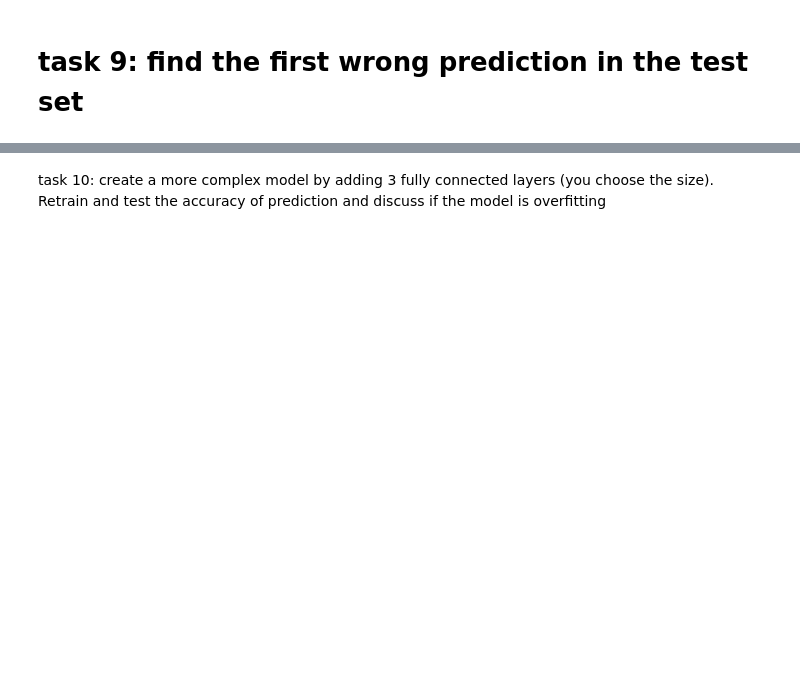
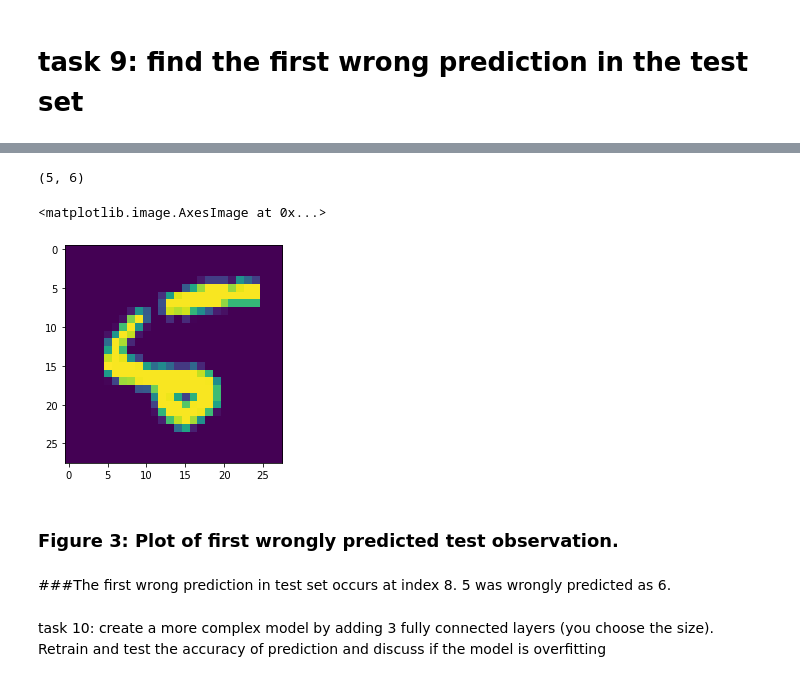
Before and after one commit to narayan-paudel/DSPS_EPAUDEL, a Jupyter notebook: HW12_ePaudel/KerasTensorflow.ipynb, the cells around one changed output, grey strips where cells are left out. Drawn from its saved outputs; the diff is of its cells as text; code cells hidden in the pictures; blank space fills up the shorter version.

```diff
--- a/HW12_ePaudel/KerasTensorflow.ipynb
+++ b/HW12_ePaudel/KerasTensorflow.ipynb
@@ -70,2 +125,15 @@ pred = model.predict(...)
+# %%
+test_labels[8], pred[8]
+# %% [output]
+(5, 6)
+# %%
+pl.imshow(test_input[8])
+# %% [output]
+<matplotlib.image.AxesImage at 0x...>
+[figure, added]
+# %% [markdown]
+### Figure 3: Plot of first wrongly predicted test observation.
+# %% [markdown]
+###The first wrong prediction in test set occurs at index 8. 5 was wrongly predicted as 6.
 # %% [markdown]
 task 10: create a more complex model by adding 3 fully connected layers (you choose the size). Retrain and test the accuracy of prediction and discuss if the model is overfitting
```
Also changed, not shown: parts of 25 cells of this notebook.
